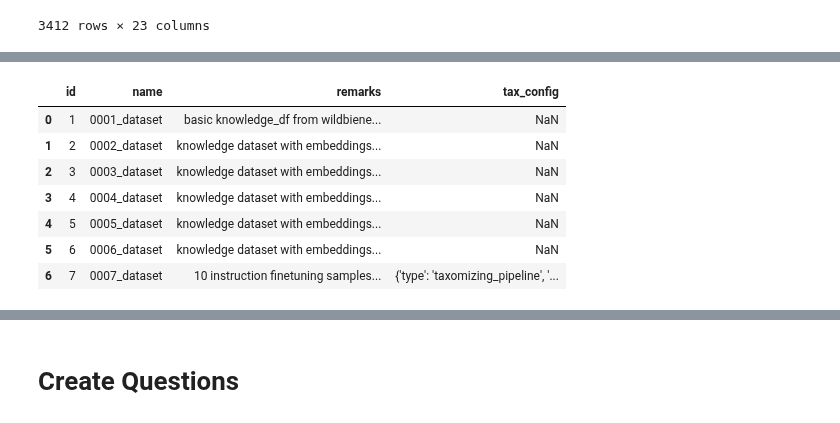
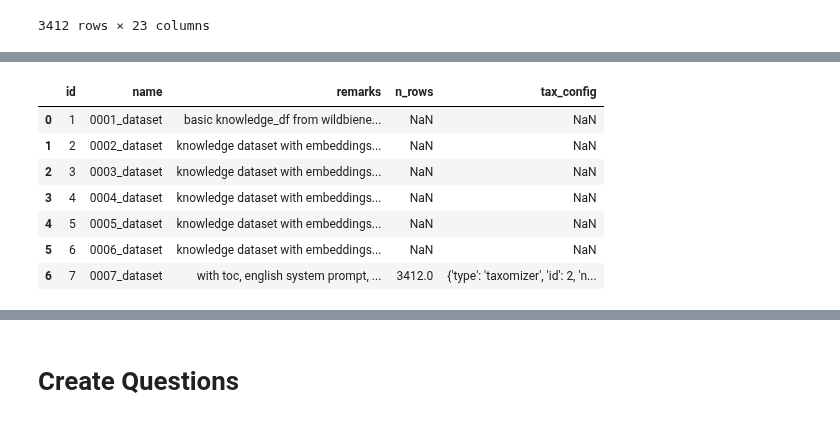
Before and after one commit to fee1ix/beesup_injection_lab, a Jupyter notebook: experiment_notebook.ipynb, the cells around one changed output, grey strips where cells are left out. Drawn from its saved outputs; the diff is of its cells as text; code cells hidden in the pictures.

```diff
--- a/experiment_notebook.ipynb
+++ b/experiment_notebook.ipynb
@@ -460,11 +468,11 @@ dataset.spawn()
 # %%
-BaseDataset.get_overview(keypaths=['remarks','tax_config','split'])
+BaseDataset.get_overview(keypaths=['n_rows','remarks','tax_config','split'])
 # %% [output]
-|  | id | name | remarks | tax_config |
-| 0 | 1 | 0001_dataset | basic knowledge_df from wildbiene... | NaN |
-| 1 | 2 | 0002_dataset | knowledge dataset with embeddings... | NaN |
-| 2 | 3 | 0003_dataset | knowledge dataset with embeddings... | NaN |
-| 3 | 4 | 0004_dataset | knowledge dataset with embeddings... | NaN |
-| 4 | 5 | 0005_dataset | knowledge dataset with embeddings... | NaN |
-| 5 | 6 | 0006_dataset | knowledge dataset with embeddings... | NaN |
-| 6 | 7 | 0007_dataset | 10 instruction finetuning samples... | {'type': 'taxomizing_pipeline', '... |
+|  | id | name | remarks | n_rows | tax_config |
+| 0 | 1 | 0001_dataset | basic knowledge_df from wildbiene... | NaN | NaN |
+| 1 | 2 | 0002_dataset | knowledge dataset with embeddings... | NaN | NaN |
+| 2 | 3 | 0003_dataset | knowledge dataset with embeddings... | NaN | NaN |
+| 3 | 4 | 0004_dataset | knowledge dataset with embeddings... | NaN | NaN |
+| 4 | 5 | 0005_dataset | knowledge dataset with embeddings... | NaN | NaN |
+| 5 | 6 | 0006_dataset | knowledge dataset with embeddings... | NaN | NaN |
+| 6 | 7 | 0007_dataset | with toc, english system prompt, ... | 3412.0 | {'type': 'taxomizer', 'id': 2, 'n... |
```
Also changed, not shown: parts of 69 cells of this notebook, 14 other files.
